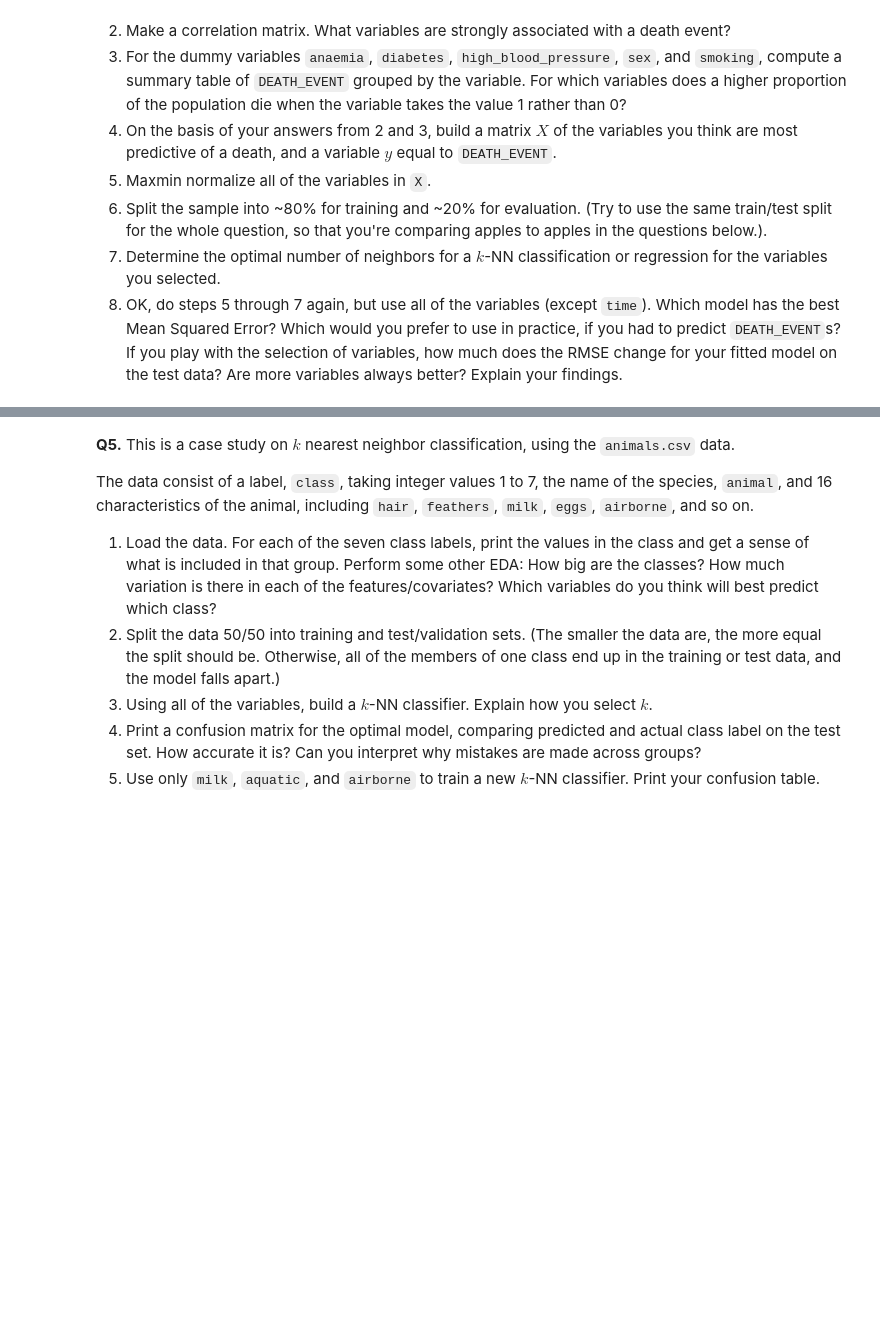
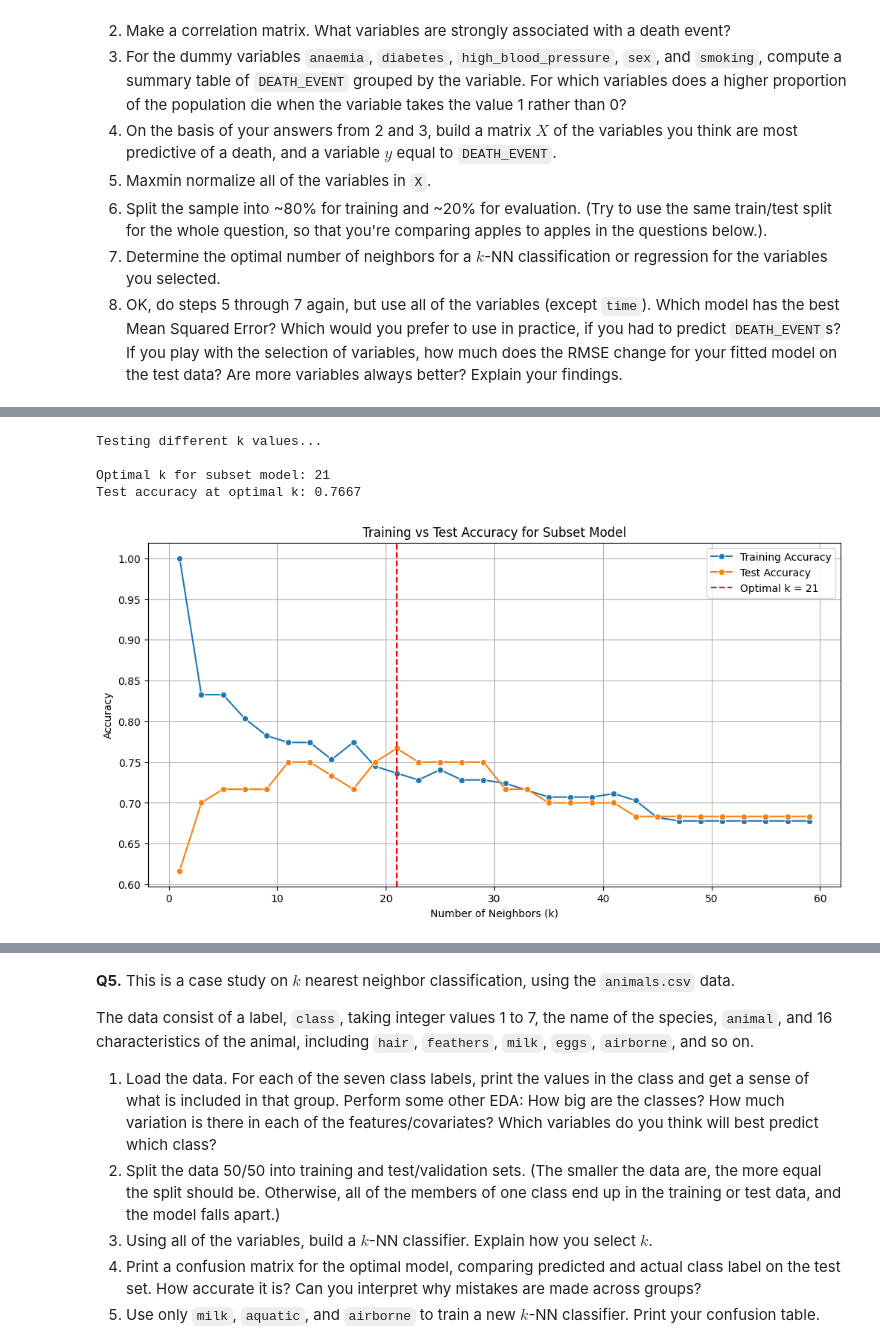
Before and after one commit to brishti-c/undergrad_ml_assignments, a Jupyter notebook: 02_assignment_knn.ipynb, the cells around one changed output, grey strips where cells are left out. Saved outputs shown, nothing was run; the diff lists cells and outputs as text; code cells hidden in the pictures; blank space fills up the shorter version.

```diff
--- a/02_assignment_knn.ipynb
+++ b/02_assignment_knn.ipynb
@@ -139,0 +416,9 @@ The data for the question include:
+# %%
+# Model 1: Selected subset based on correlation strength
+selected_features = ['serum_creatinine', 'age', 'ejection_fraction',
+                     'serum_sodium', 'high_blood_pressure']
+X_subset = heart_df[selected_features].copy()
+y = heart_df['DEATH_EVENT']
+
+print(f"Selected features: {selected_features}")
+print(f"Feature matrix shape: {X_subset.shape}")
@@ -139,0 +460,10 @@ The data for the question include:
+# %%
+# Split the data
+X_train_s, X_test_s, y_train_s, y_test_s = train_test_split(
+    X_subset_norm, y, test_size=0.2, random_state=100, stratify=y
+)
+
+print(f"Training set size: {len(X_train_s)}")
+print(f"Test set size: {len(X_test_s)}")
+print(f"Training set death event distribution:\n{y_train_s.value_counts()}")
+print(f"Test set death event distribution:\n{y_test_s.value_counts()}")
@@ -139,0 +483,44 @@ The data for the question include:
+# %%
+# Grid of odd k values (following the slide method)
+k_grid = np.array([(2*k + 1) for k in range(0, 30)])  # Odd numbers: 1, 3, 5, ..., 59
+
+test_accuracies = []
+train_accuracies = []
+
+print("Testing different k values...")
+for k in k_grid:
+    model = KNeighborsClassifier(n_neighbors=k)
+    model.fit(X_train_s, y_train_s)
+
+    test_acc = model.score(X_test_s, y_test_s)
+    train_acc = model.score(X_train_s, y_train_s)
+
+    test_accuracies.append(test_acc)
+    train_accuracies.append(train_acc)
+
+# Find optimal k
+optimal_idx = np.argmax(test_accuracies)
+k_optimal_subset = k_grid[optimal_idx]
+optimal_test_acc = test_accuracies[optimal_idx]
+
+print(f"\nOptimal k for subset model: {k_optimal_subset}")
+print(f"Test accuracy at optimal k: {optimal_test_acc:.4f}")
+
+# Plot training vs test accuracy
+plt.figure(figsize=(12, 6))
+sns.lineplot(x=k_grid, y=train_accuracies, label='Training Accuracy', marker='o')
+sns.lineplot(x=k_grid, y=test_accuracies, label='Test Accuracy', marker='o')
+plt.axvline(x=k_optimal_subset, color='red', linestyle='--',
+            label=f'Optimal k = {k_optimal_subset}')
+plt.xlabel('Number of Neighbors (k)')
+plt.ylabel('Accuracy')
+plt.title('Training vs Test Accuracy for Subset Model')
+plt.legend()
+plt.grid(True)
+plt.show()
+# %% [output]
+Testing different k values...
+
+Optimal k for subset model: 21
+Test accuracy at optimal k: 0.7667
+[figure, added]
```
Also changed, not shown: parts of 16 cells of this notebook.
